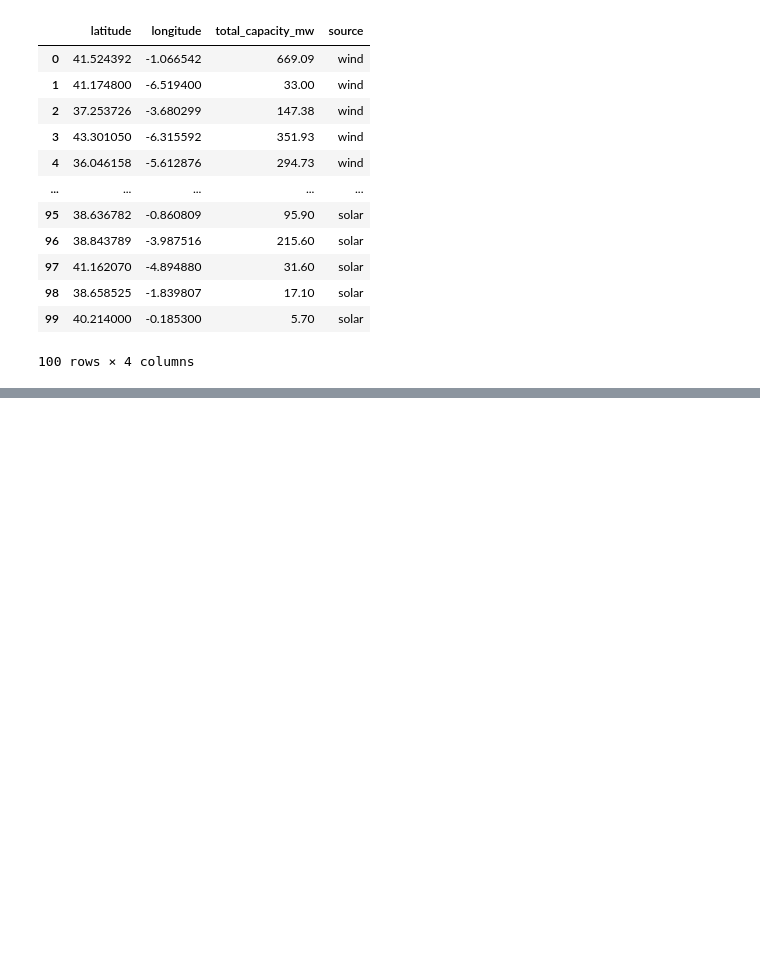
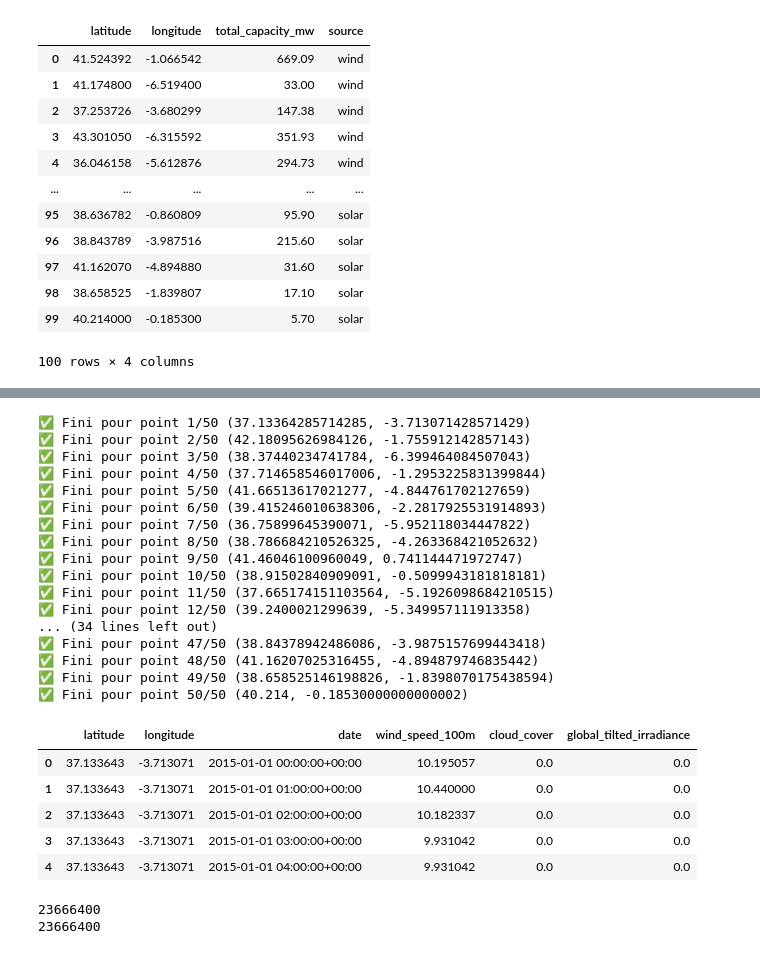
Before and after one commit to tbo154hennet-source/prix_electricity, a Jupyter notebook: day_ahead/daily_temp/wind_solar_plants.ipynb, the cells around one changed output, grey strips where cells are left out. Cells and saved outputs as stored; diff of their text form; code cells hidden in the pictures; blank space fills up the shorter version.

```diff
--- a/day_ahead/daily_temp/wind_solar_plants.ipynb
+++ b/day_ahead/daily_temp/wind_solar_plants.ipynb
@@ -244,0 +265,34 @@ wind_sol.to_parquet("wind_sol.parquet", index=False)
+# %%
+sol_dots = download_wind_sun(df_grouped_solar)
+sol_data = pd.concat(sol_dots, ignore_index=True)
+sol_data.head(5)
+# %% [output]
+✅ Fini pour point 1/50 (37.13364285714285, -3.713071428571429)
+✅ Fini pour point 2/50 (42.18095626984126, -1.755912142857143)
+✅ Fini pour point 3/50 (38.37440234741784, -6.399464084507043)
+✅ Fini pour point 4/50 (37.714658546017006, -1.2953225831399844)
+✅ Fini pour point 5/50 (41.66513617021277, -4.844761702127659)
+✅ Fini pour point 6/50 (39.415246010638306, -2.2817925531914893)
+✅ Fini pour point 7/50 (36.75899645390071, -5.952118034447822)
+✅ Fini pour point 8/50 (38.786684210526325, -4.263368421052632)
+✅ Fini pour point 9/50 (41.46046100960049, 0.741144471972747)
+✅ Fini pour point 10/50 (38.91502840909091, -0.5099943181818181)
+✅ Fini pour point 11/50 (37.665174151103564, -5.1926098684210515)
+✅ Fini pour point 12/50 (39.2400021299639, -5.349957111913358)
+... (34 lines left out)
+✅ Fini pour point 47/50 (38.84378942486086, -3.9875157699443418)
+✅ Fini pour point 48/50 (41.16207025316455, -4.894879746835442)
+✅ Fini pour point 49/50 (38.658525146198826, -1.8398070175438594)
+✅ Fini pour point 50/50 (40.214, -0.18530000000000002)
+|  | latitude | longitude | date | wind_speed_100m | cloud_cover | global_tilted_irradiance |
+| 0 | 37.133643 | -3.713071 | 2015-01-01 00:00:00+00:00 | 10.195057 | 0.0 | 0.0 |
+| 1 | 37.133643 | -3.713071 | 2015-01-01 01:00:00+00:00 | 10.440000 | 0.0 | 0.0 |
+| 2 | 37.133643 | -3.713071 | 2015-01-01 02:00:00+00:00 | 10.182337 | 0.0 | 0.0 |
+| 3 | 37.133643 | -3.713071 | 2015-01-01 03:00:00+00:00 | 9.931042 | 0.0 | 0.0 |
+| 4 | 37.133643 | -3.713071 | 2015-01-01 04:00:00+00:00 | 9.931042 | 0.0 | 0.0 |
+# %%
+print(sol_data.size)
+print(wind_data.size)
+# %% [output]
+23666400
+23666400
```
Also changed, not shown: parts of 6 cells of this notebook, 39 other files.
